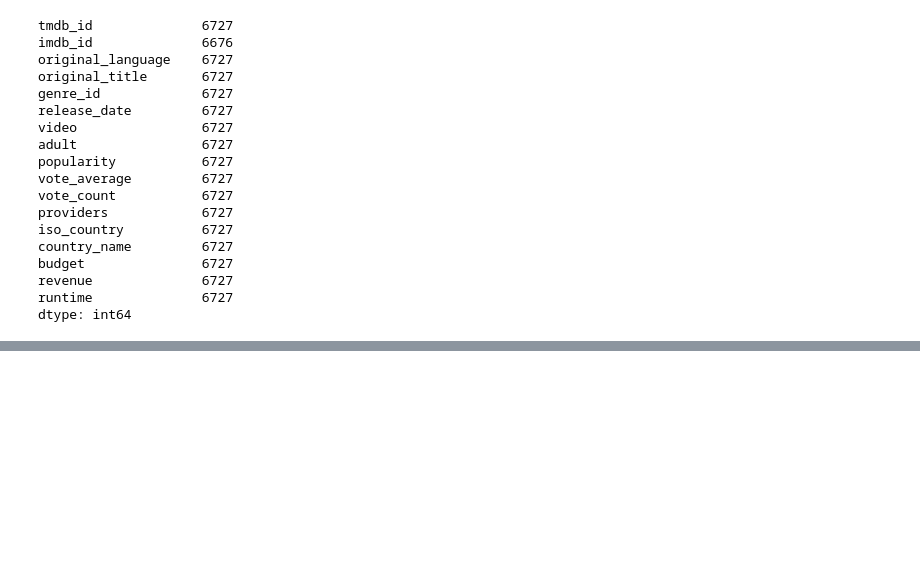
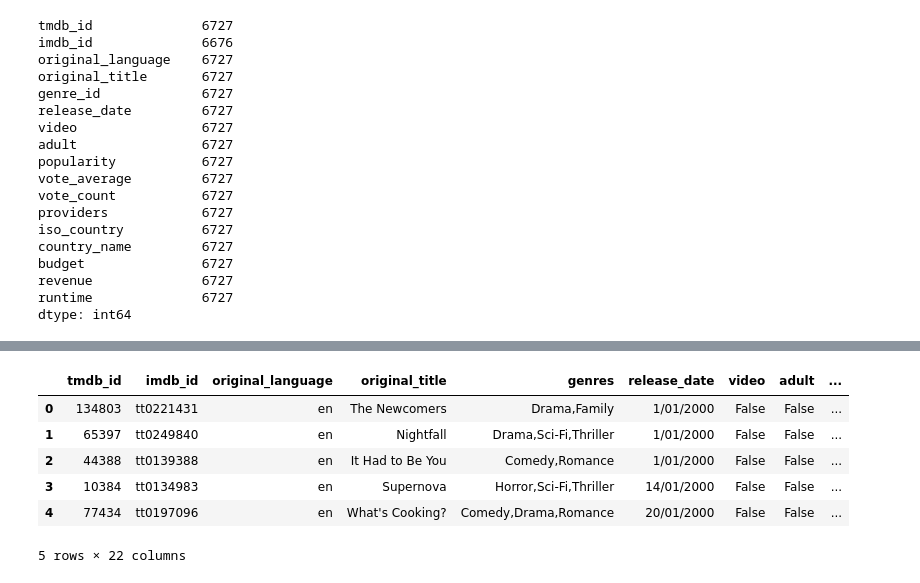
Before and after one commit to BA-BEL/movie-analysis-DABC-P1, a Jupyter notebook: TMdb.ipynb, the cells around one changed output, grey strips where cells are left out. Drawn from its saved outputs; the diff is of its cells as text; code cells hidden in the pictures; blank space fills up the shorter version.

```diff
--- a/TMdb.ipynb
+++ b/TMdb.ipynb
@@ -499,0 +425,7 @@ SyntaxError: invalid syntax (104117454.py, line 1)
+# %%
+# Creating a dataframe for the booleans - getting ready to merge with the main dataset
+provider_boolean_df = pd.DataFrame(provider_boolean[0],columns=["netflix_provider"])
+provider_boolean_df = provider_boolean_df.assign(stan_provider=provider_boolean[1])
+provider_boolean_df = provider_boolean_df.assign(amazon_provider=provider_boolean[2])
+provider_boolean_df = provider_boolean_df.reset_index(level=0,drop=True)
+provider_boolean_df.head(10)
@@ -499,0 +444,16 @@ SyntaxError: invalid syntax (104117454.py, line 1)
+# %%
+# Given list of lists, resetting index of both dataframes to make sure the merging works
+cleaned_df = cleaned_df.reset_index(level=0,drop=True)
+provider_boolean_df = provider_boolean_df.reset_index(level=0,drop=True)
+# %%
+# Merging the two dataframes together
+cleaned_df = pd.concat([cleaned_df,provider_boolean_df],axis=1)
+cleaned_df.head()
+# %% [output]
+|  | tmdb_id | imdb_id | original_language | original_title | genres | release_date | video | adult | ... |
+| 0 | 134803 | tt0221431 | en | The Newcomers | Drama,Family | 1/01/2000 | False | False | ... |
+| 1 | 65397 | tt0249840 | en | Nightfall | Drama,Sci-Fi,Thriller | 1/01/2000 | False | False | ... |
+| 2 | 44388 | tt0139388 | en | It Had to Be You | Comedy,Romance | 1/01/2000 | False | False | ... |
+| 3 | 10384 | tt0134983 | en | Supernova | Horror,Sci-Fi,Thriller | 14/01/2000 | False | False | ... |
+| 4 | 77434 | tt0197096 | en | What's Cooking? | Comedy,Drama,Romance | 20/01/2000 | False | False | ... |
+5 rows × 22 columns
```
Also changed, not shown: parts of 23 cells of this notebook.
